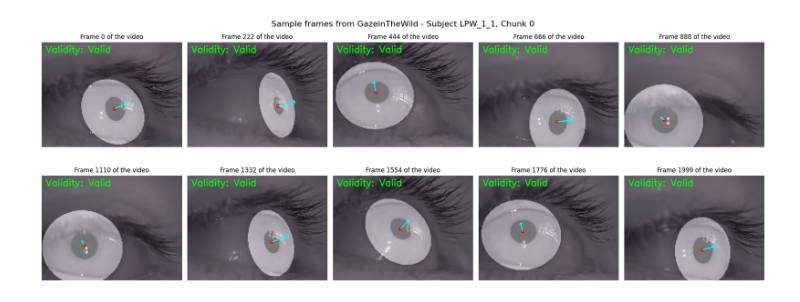
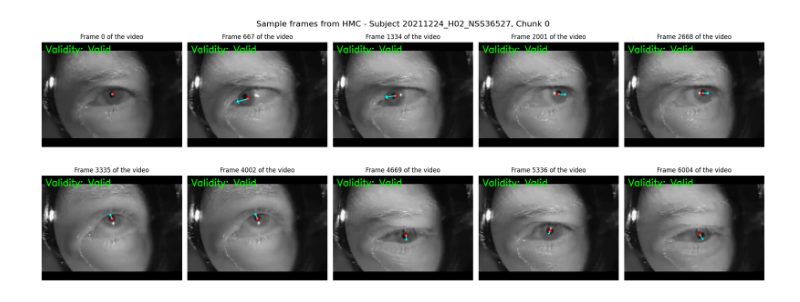
Before and after one commit to Morris88826/awesome-eye-data, a Jupyter notebook: notebooks/visualize.ipynb, the cells around one changed output. Drawn from its saved outputs; the diff is of its cells as text; code cells hidden in the pictures.

```diff
--- a/notebooks/visualize.ipynb
+++ b/notebooks/visualize.ipynb
@@ -6,6 +6,10 @@ import pandas as pd
 import matplotlib.pyplot as plt
 # %%
 video_path = "../sample_data/LPW/LPW_1_1/VIDEOS/LPW_1_1_chunk_0.mp4"
+video_path = "../data/GazeinTheWild/GW_1_1/VIDEOS/GW_1_1_chunk_5.mp4"
+video_path = "../data/Dikablis/DikablisSA_1_2/VIDEOS/DikablisSA_1_2_chunk_0.mp4"
+video_path = "../data/HMC/20211224_H02_NSS36527/VIDEOS/GAZE_MANUAL 2021-12-24 16-00-35_OS_chunk_0.mp4"
+dataset_name = video_path.split("/")[-4]
 annotation_path = video_path.replace("VIDEOS", "ANNOTATIONS").replace(".mp4", ".csv")
 iris_mask_path = video_path.replace("VIDEOS", "IRIS")
 subject_id = video_path.split("/")[-3]
@@ -104,30 +108,30 @@ if contains_iris_mask:
 # %%
 annotation_df = pd.read_csv(annotation_path)
 fig, ax = plt.subplots(2, 5, figsize=(20, 8))
 
 num_show_images = 10
 image_indices = np.linspace(0, len(images) - 1, num_show_images, dtype=int)
 
 alpha = 0.6  # weight of img1
 beta = 0.4   # weight of img2
 for idx, i in enumerate(image_indices):
     img = images[i]
     if contains_iris_mask:
         iris_mask = iris_masks[i]
         overlay = cv2.addWeighted(img, alpha, iris_mask, beta, 0)
     else:
         overlay = img
     img = annotate_image(
         overlay,
         validity=annotation_df.loc[i, "validity"],
         gaze_vec=annotation_df.loc[i, ["gaze_x", "gaze_y", "gaze_z"]].values,
         pupil_center=annotation_df.loc[i, ["pupil_center_x", "pupil_center_y"]].values
     )
     ax[idx // 5, idx % 5].imshow(img)
     ax[idx // 5, idx % 5].set_title(f"Frame {i} of the video")
     ax[idx // 5, idx % 5].axis("off")
 plt.tight_layout()
-plt.suptitle(f"Sample frames from GazeinTheWild - Subject {subject_id}, Chunk {chunk_id}", fontsize=16)
+plt.suptitle(f"Sample frames from {dataset_name} - Subject {subject_id}, Chunk {chunk_id}", fontsize=16)
 plt.show()
 # %% [output]
-[figure, old version]
+[figure, new version]
```
Also changed, not shown: 4 other files.
